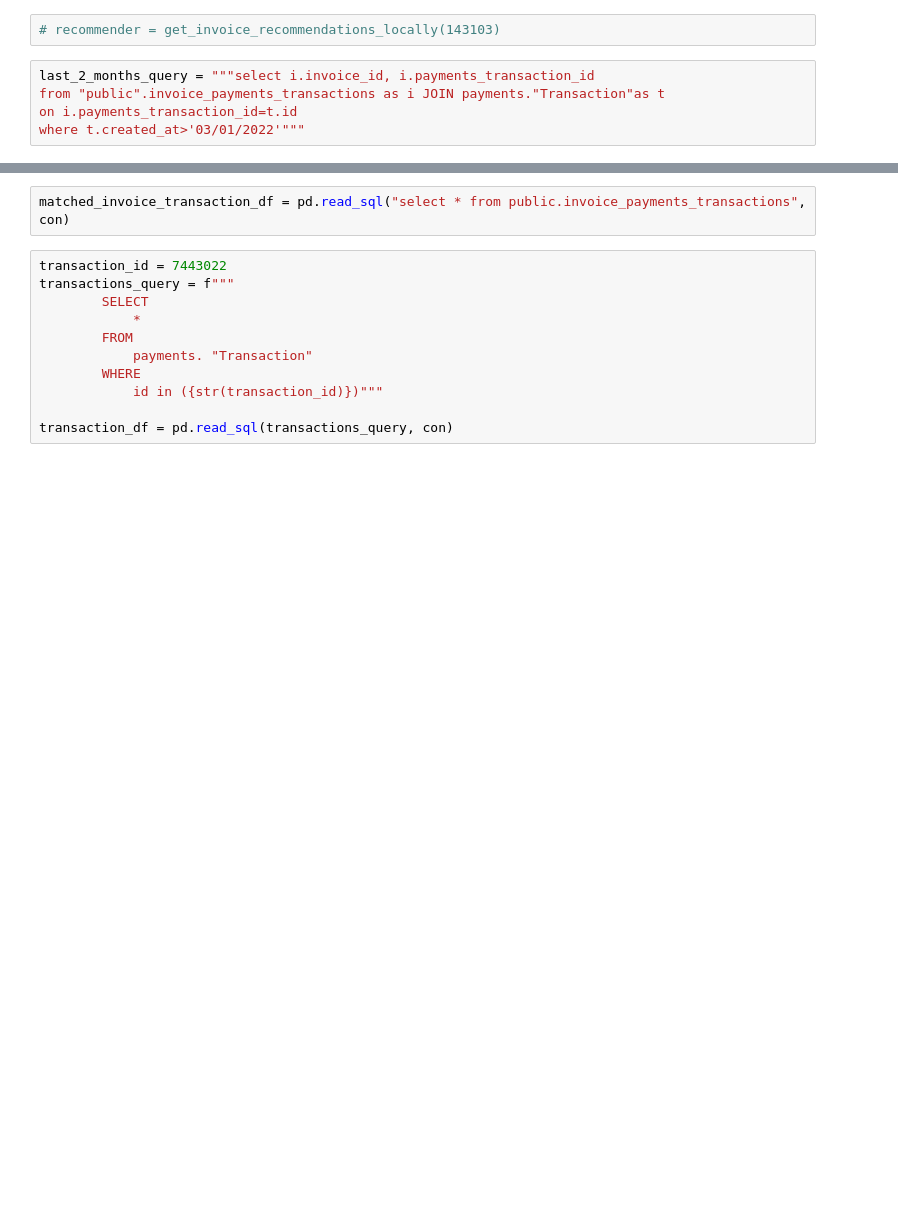
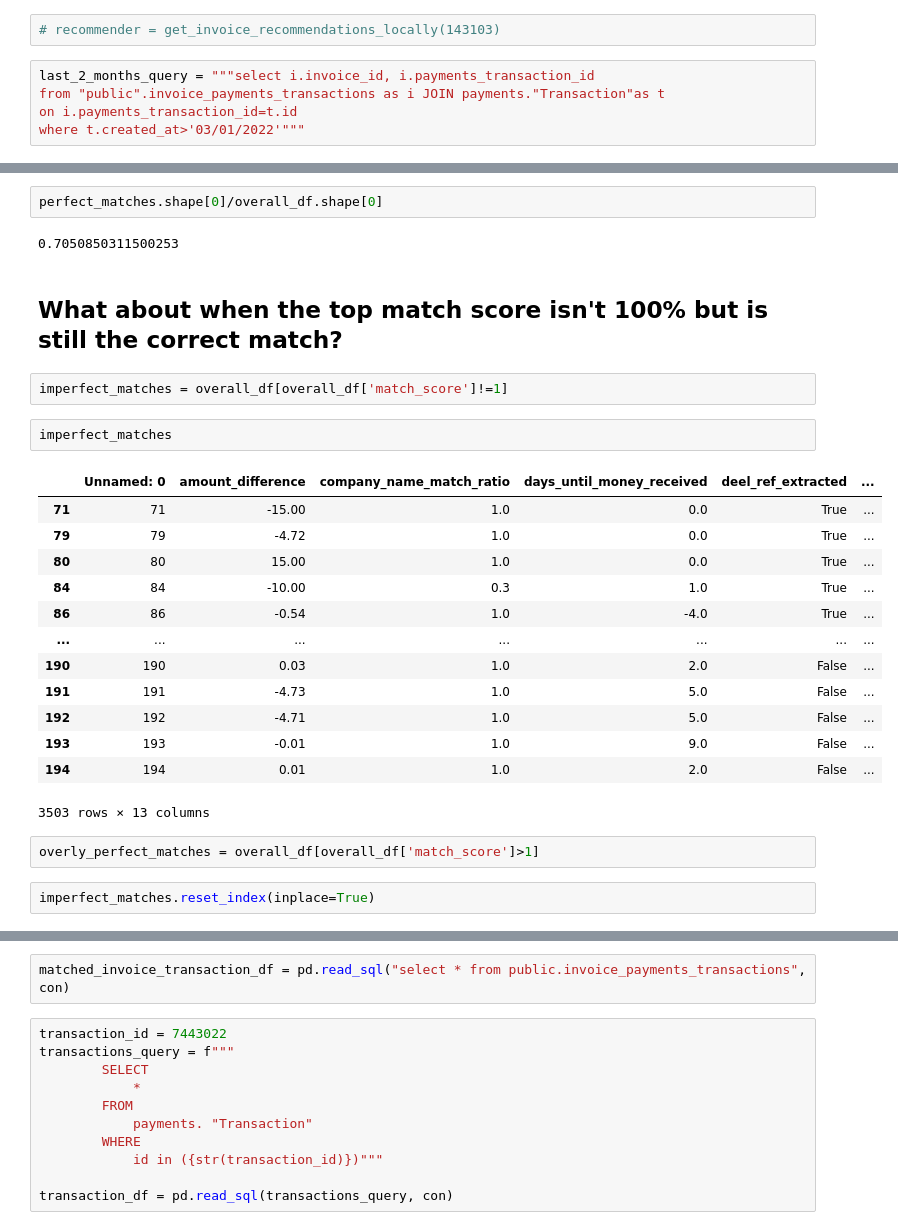
Before and after one commit to roeeorland/evaluate_recommender, a Jupyter notebook: investigating_specific_transactions.ipynb, the cells around one changed output, grey strips where cells are left out. Drawn from its saved outputs; the diff is of its cells as text; blank space fills up the shorter version.

```diff
--- a/investigating_specific_transactions.ipynb
+++ b/investigating_specific_transactions.ipynb
@@ -92,0 +158,28 @@ correct_matches_df.to_csv('correct_matches_0-1000.csv')
+# %%
+perfect_matches.shape[0]/overall_df.shape[0]
+# %% [output]
+0.7050850311500253
+# %% [markdown]
+## What about when the top match score isn't 100% but is still the correct match?
+# %%
+imperfect_matches = overall_df[overall_df['match_score']!=1]
+# %%
+imperfect_matches
+# %% [output]
+|  | Unnamed: 0 | amount_difference | company_name_match_ratio | days_until_money_received | deel_ref_extracted | ... |
+| 71 | 71 | -15.00 | 1.0 | 0.0 | True | ... |
+| 79 | 79 | -4.72 | 1.0 | 0.0 | True | ... |
+| 80 | 80 | 15.00 | 1.0 | 0.0 | True | ... |
+| 84 | 84 | -10.00 | 0.3 | 1.0 | True | ... |
+| 86 | 86 | -0.54 | 1.0 | -4.0 | True | ... |
+| ... | ... | ... | ... | ... | ... | ... |
+| 190 | 190 | 0.03 | 1.0 | 2.0 | False | ... |
+| 191 | 191 | -4.73 | 1.0 | 5.0 | False | ... |
+| 192 | 192 | -4.71 | 1.0 | 5.0 | False | ... |
+| 193 | 193 | -0.01 | 1.0 | 9.0 | False | ... |
+| 194 | 194 | 0.01 | 1.0 | 2.0 | False | ... |
+3503 rows × 13 columns
+# %%
+overly_perfect_matches = overall_df[overall_df['match_score']>1]
+# %%
+imperfect_matches.reset_index(inplace=True)
```
Also changed, not shown: parts of 54 cells of this notebook.
